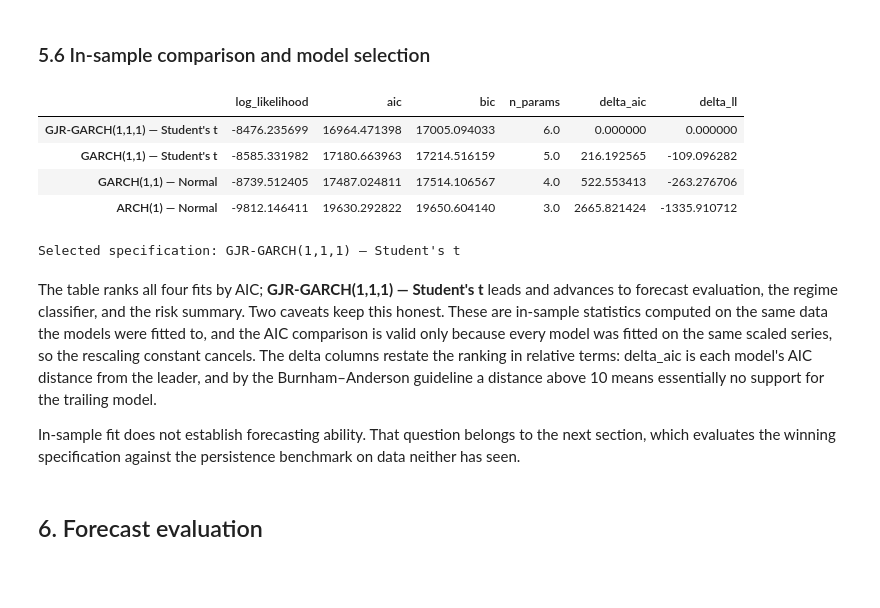
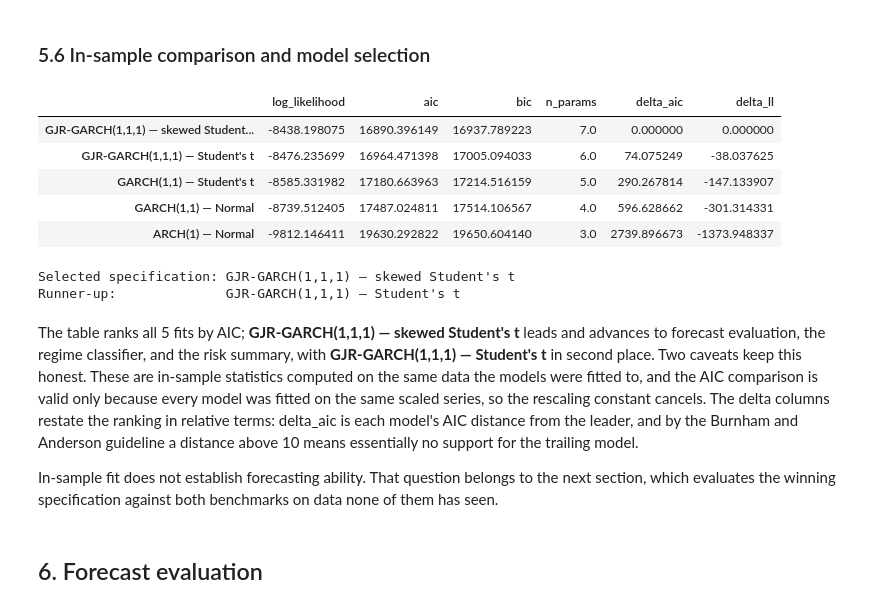
Before and after one commit to Mena-Beshara/sp500-market-intelligence-system, a Jupyter notebook: notebooks/05_volatility_forecasting.ipynb, the cells around one changed output. Cells and saved outputs as stored; diff of their text form; code cells hidden in the pictures; blank space fills up the shorter version.

```diff
--- a/notebooks/05_volatility_forecasting.ipynb
+++ b/notebooks/05_volatility_forecasting.ipynb
@@ -1196,47 +1319,56 @@ confirming no residual serial dependence in variance.
 # %%
 show_model_table()
 
 comparison = pd.DataFrame(model_results).T.sort_values('aic')
 best_label = comparison.index[0]
 best_spec = model_specs[best_label]
 best_res = model_objects[best_label]
 
+# The runner-up is whichever specification ranks second by AIC, so the label
+# stays correct on every rerun. It sits the out-of-sample test in section 6.
+runnerup_label = comparison.index[1]
+
 print(f'Selected specification: {best_label}')
+print(f'Runner-up:              {runnerup_label}')
 
 display(Markdown(f"""
-The table ranks all four fits by AIC; **{best_label}** leads and advances to
-forecast evaluation, the regime classifier, and the risk summary. Two caveats
-keep this honest. These are in-sample statistics computed on the same data
-the models were fitted to, and the AIC comparison is valid only because every
-model was fitted on the same scaled series, so the rescaling constant cancels.
-The delta columns restate the ranking in relative terms: delta_aic is each
-model's AIC distance from the leader, and by the Burnham–Anderson guideline a
-distance above 10 means essentially no support for the trailing model.
+The table ranks all {len(comparison)} fits by AIC; **{best_label}** leads and
+advances to forecast evaluation, the regime classifier, and the risk summary,
+with **{runnerup_label}** in second place. Two caveats keep this honest. These
+are in-sample statistics computed on the same data the models were fitted to,
+and the AIC comparison is valid only because every model was fitted on the
+same scaled series, so the rescaling constant cancels. The delta columns
+restate the ranking in relative terms: delta_aic is each model's AIC distance
+from the leader, and by the Burnham and Anderson guideline a distance above
+10 means essentially no support for the trailing model.
 
 In-sample fit does not establish forecasting ability. That question belongs
-to the next section, which evaluates the winning specification against the
-persistence benchmark on data neither has seen.
+to the next section, which evaluates the winning specification against both
+benchmarks on data none of them has seen.
 """))
 # %% [output]
 |  | log_likelihood | aic | bic | n_params | delta_aic | delta_ll |
-| GJR-GARCH(1,1,1) — Student's t | -8476.235699 | 16964.471398 | 17005.094033 | 6.0 | 0.000000 | 0.000000 |
-| GARCH(1,1) — Student's t | -8585.331982 | 17180.663963 | 17214.516159 | 5.0 | 216.192565 | -109.096282 |
-| GARCH(1,1) — Normal | -8739.512405 | 17487.024811 | 17514.106567 | 4.0 | 522.553413 | -263.276706 |
-| ARCH(1) — Normal | -9812.146411 | 19630.292822 | 19650.604140 | 3.0 | 2665.821424 | -1335.910712 |
+| GJR-GARCH(1,1,1) — skewed Student... | -8438.198075 | 16890.396149 | 16937.789223 | 7.0 | 0.000000 | 0.000000 |
+| GJR-GARCH(1,1,1) — Student's t | -8476.235699 | 16964.471398 | 17005.094033 | 6.0 | 74.075249 | -38.037625 |
+| GARCH(1,1) — Student's t | -8585.331982 | 17180.663963 | 17214.516159 | 5.0 | 290.267814 | -147.133907 |
+| GARCH(1,1) — Normal | -8739.512405 | 17487.024811 | 17514.106567 | 4.0 | 596.628662 | -301.314331 |
+| ARCH(1) — Normal | -9812.146411 | 19630.292822 | 19650.604140 | 3.0 | 2739.896673 | -1373.948337 |
-Selected specification: GJR-GARCH(1,1,1) — Student's t
+Selected specification: GJR-GARCH(1,1,1) — skewed Student's t
+Runner-up:              GJR-GARCH(1,1,1) — Student's t
 
-The table ranks all four fits by AIC; **GJR-GARCH(1,1,1) — Student's t** leads and advances to
-forecast evaluation, the regime classifier, and the risk summary. Two caveats
-keep this honest. These are in-sample statistics computed on the same data
-the models were fitted to, and the AIC comparison is valid only because every
-model was fitted on the same scaled series, so the rescaling constant cancels.
-The delta columns restate the ranking in relative terms: delta_aic is each
-model's AIC distance from the leader, and by the Burnham–Anderson guideline a
-distance above 10 means essentially no support for the trailing model.
+The table ranks all 5 fits by AIC; **GJR-GARCH(1,1,1) — skewed Student's t** leads and
+advances to forecast evaluation, the regime classifier, and the risk summary,
+with **GJR-GARCH(1,1,1) — Student's t** in second place. Two caveats keep this honest. These
+are in-sample statistics computed on the same data the models were fitted to,
+and the AIC comparison is valid only because every model was fitted on the
+same scaled series, so the rescaling constant cancels. The delta columns
+restate the ranking in relative terms: delta_aic is each model's AIC distance
+from the leader, and by the Burnham and Anderson guideline a distance above
+10 means essentially no support for the trailing model.
 
 In-sample fit does not establish forecasting ability. That question belongs
-to the next section, which evaluates the winning specification against the
-persistence benchmark on data neither has seen.
+to the next section, which evaluates the winning specification against both
+benchmarks on data none of them has seen.
 # %% [markdown]
 ## 6. Forecast evaluation
 # %%
```
Also changed, not shown: parts of 27 cells of this notebook, 5 other files.
